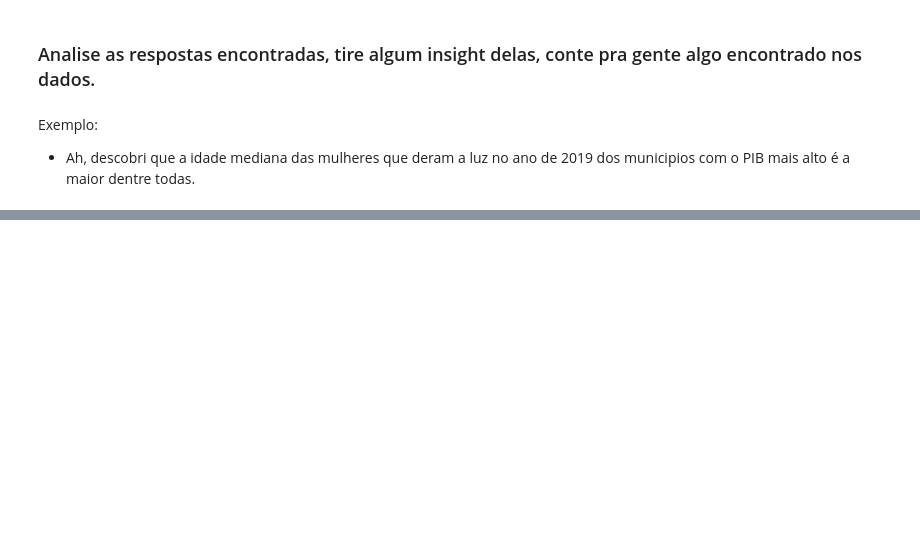
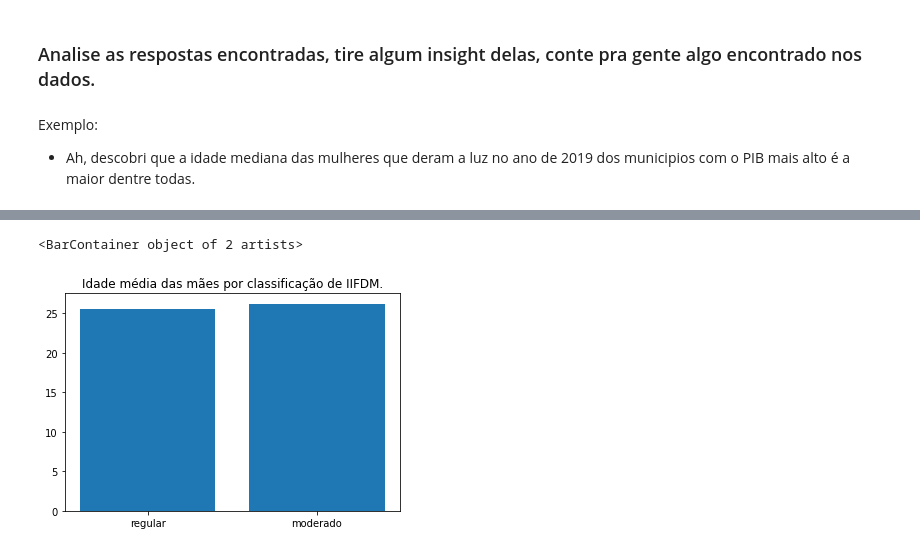
Before and after one commit to nerdmanPc/ebac_cd_mod9, a Jupyter notebook: Mod9Tarefa2.ipynb, the cells around one changed output, grey strips where cells are left out. Cells and saved outputs as stored; diff of their text form; code cells hidden in the pictures; blank space fills up the shorter version.

```diff
--- a/Mod9Tarefa2.ipynb
+++ b/Mod9Tarefa2.ipynb
@@ -244,0 +389,3 @@ B - https://pt.wikipedia.org/wiki/Lista_de_munic%C3%ADpios_de_Rond%C3%B4nia_por_
+# %%
+agr_ifdm = sinasc_mun.groupby(class_ifdm)
+agr_ifdm['IDADEMAE'].mean()
@@ -252,0 +487,8 @@ Exemplo:
+# %%
+idade_mae_ifdm = agr_ifdm['IDADEMAE'].mean().sort_values()
+fig, ax = plt.subplots()
+ax.set_title('Idade média das mães por classificação de IIFDM.', fontsize=12)
+ax.bar(idade_mae_ifdm.index, idade_mae_ifdm)
+# %% [output]
+<BarContainer object of 2 artists>
+[figure, added]
```
Also changed, not shown: parts of 17 cells of this notebook.
